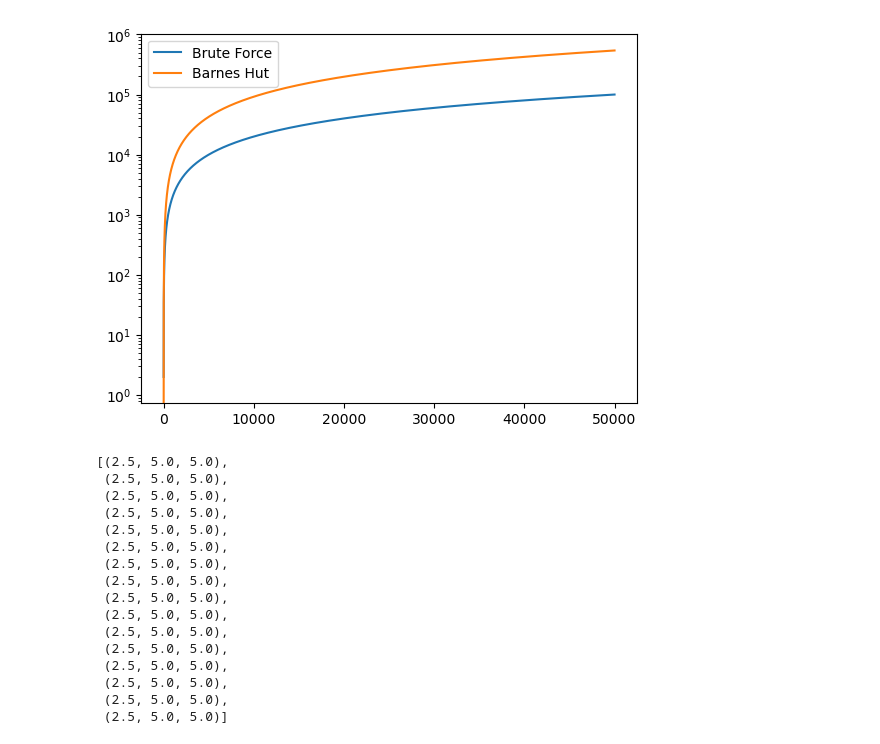
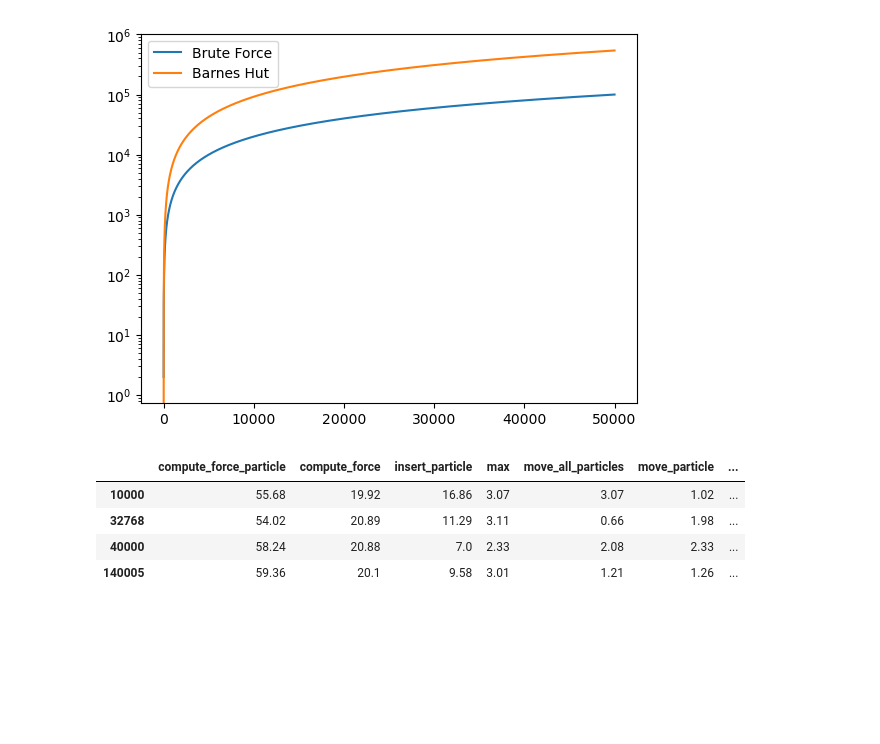
Before and after one commit to carloscca10/hpc_nbody, a Jupyter notebook: python things/file.ipynb, the cells around one changed output. Saved outputs shown, nothing was run; the diff lists cells and outputs as text; code cells hidden in the pictures; blank space fills up the shorter version.

```diff
--- a/python things/file.ipynb
+++ b/python things/file.ipynb
@@ -81,63 +17,3 @@ plt.legend()
 plt.show()
 # %% [output]
 [figure]
-# %%
-import math
-
-def find_closest_factors(n):
-    """
-    Find three factors of n that are as close to each other as possible.
-
-    :param n: The number to find factors for.
-    :return: A tuple of three factors.
-    """
-    for z in range(int(n ** (1/3)), 0, -1):
-        if n % z == 0:
-            rest = n // z
-            for y in range(int(math.sqrt(rest)), 0, -1):
-                if rest % y == 0:
-                    x = rest // y
-                    return x, y, z
-    return 1, 1, n  # Fallback if no factors are found
-
-def decompose_cube_any_n(cube_side, n_parts):
-    """
-    Decompose a cube into smaller cuboids of equal volume.
-
-    :param cube_side: The side length of the original cube.
-    :param n_parts: The number of parts to decompose the cube into.
-    :return: A list of tuples representing the dimensions of each cuboid.
-    """
-
-    x, y, z = find_closest_factors(n_parts)
-
-    x_side = cube_side / x
-    y_side = cube_side / y
-    z_side = cube_side / z
-
-    cuboids = [(x_side, y_side, z_side)] * n_parts
-    return cuboids
-
-# Example usage
-cube_side_length = 10  # Side length of the original cube
-n_parts = 16 # Number of parts to decompose into
-
-decomposed_cube = decompose_cube_any_n(cube_side_length, n_parts)
-decomposed_cube  # Display the dimensions of the first few cuboids
-# %% [output]
-[(2.5, 5.0, 5.0),
- (2.5, 5.0, 5.0),
- (2.5, 5.0, 5.0),
- (2.5, 5.0, 5.0),
- (2.5, 5.0, 5.0),
- (2.5, 5.0, 5.0),
- (2.5, 5.0, 5.0),
- (2.5, 5.0, 5.0),
- (2.5, 5.0, 5.0),
- (2.5, 5.0, 5.0),
- (2.5, 5.0, 5.0),
- (2.5, 5.0, 5.0),
- (2.5, 5.0, 5.0),
- (2.5, 5.0, 5.0),
- (2.5, 5.0, 5.0),
- (2.5, 5.0, 5.0)]
@@ -143,0 +28,8 @@ decomposed_cube  # Display the dimensions of the first few cuboids
+# %%
+no_opt
+# %% [output]
+|  | compute_force_particle | compute_force | insert_particle | max | move_all_particles | move_particle | ... |
+| 10000 | 55.68 | 19.92 | 16.86 | 3.07 | 3.07 | 1.02 | ... |
+| 32768 | 54.02 | 20.89 | 11.29 | 3.11 | 0.66 | 1.98 | ... |
+| 40000 | 58.24 | 20.88 | 7.0 | 2.33 | 2.08 | 2.33 | ... |
+| 140005 | 59.36 | 20.1 | 9.58 | 3.01 | 1.21 | 1.26 | ... |
```
Also changed, not shown: parts of 10 cells of this notebook, 26 other files.
